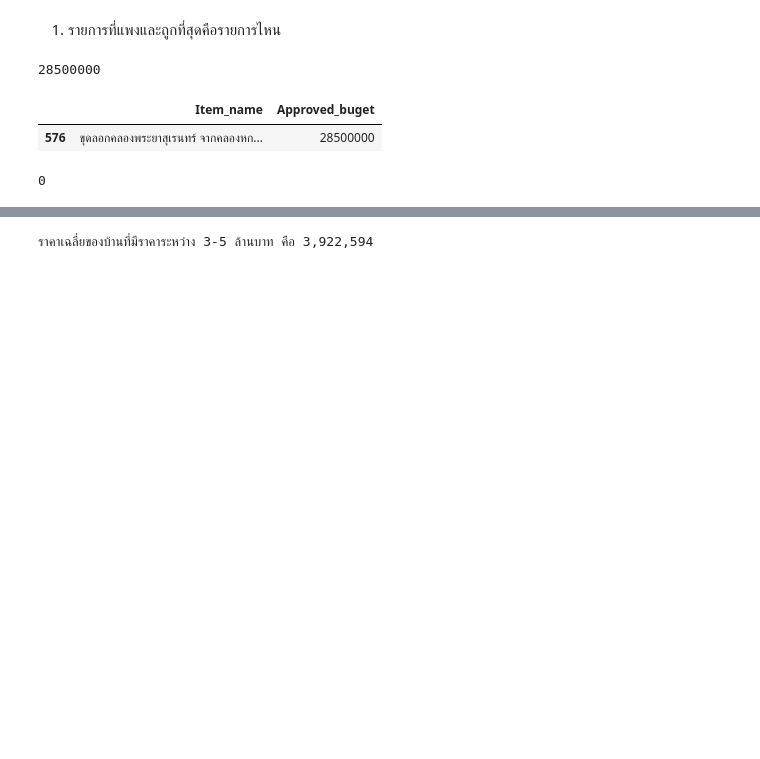
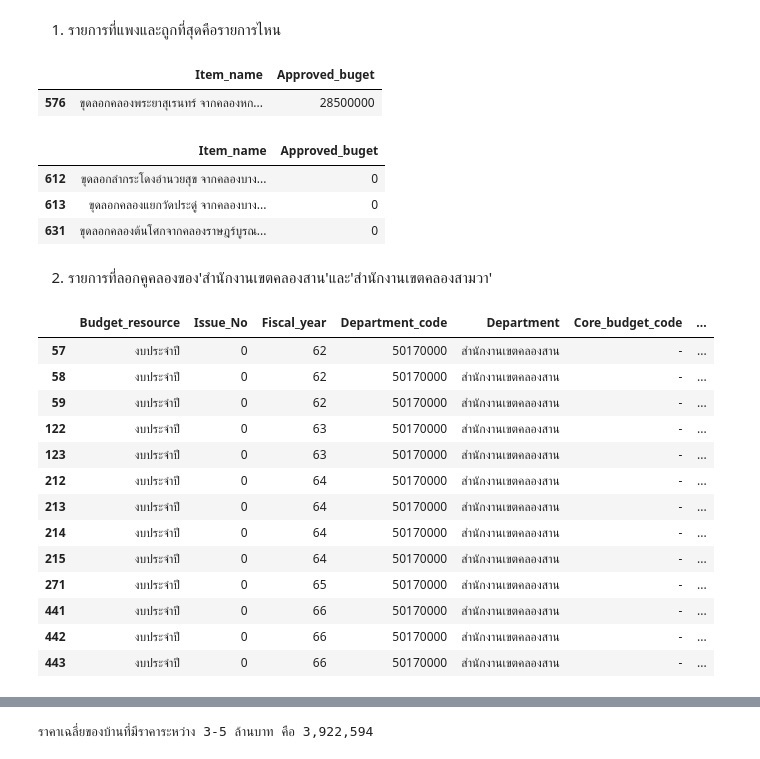
Before and after one commit to ChonChanokAng/python_dataviz2023, a Jupyter notebook: Pandas101.ipynb, the cells around one changed output, grey strips where cells are left out. Cells and saved outputs as stored; diff of their text form; code cells hidden in the pictures; blank space fills up the shorter version.

```diff
--- a/Pandas101.ipynb
+++ b/Pandas101.ipynb
@@ -512,14 +512,34 @@ dtype: bool
 1. รายการที่แพงและถูกที่สุดคือรายการไหน
 # %%
 data1['Approved_buget'].max()
+data1[data1['Approved_buget']==28500000][['Item_name','Approved_buget']]
 # %% [output]
-28500000
+|  | Item_name | Approved_buget |
+| 576 | ขุดลอกคลองพระยาสุเรนทร์ จากคลองหก... | 28500000 |
 # %%
-data1[data1['Approved_buget']==28500000][['Item_name','Approved_buget']]
+data1['Approved_buget'].min()
+data1[data1['Approved_buget']==0][['Item_name','Approved_buget']]
 # %% [output]
 |  | Item_name | Approved_buget |
-| 576 | ขุดลอกคลองพระยาสุเรนทร์ จากคลองหก... | 28500000 |
+| 612 | ขุดลอกลำกระโดงอำนวยสุข จากคลองบาง... | 0 |
+| 613 | ขุดลอกคลองแยกวัดประดู่ จากคลองบาง... | 0 |
+| 631 | ขุดลอกคลองต้นโศกจากคลองราษฎร์บูรณ... | 0 |
-# %%
-data1['Approved_buget'].min()
-# %% [output]
-0
+# %% [markdown]
+2. รายการที่ลอกคูคลองของ'สำนักงานเขตคลองสาน'และ'สำนักงานเขตคลองสามวา'
+# %%
+data1[data1['Department']=='สำนักงานเขตคลองสาน']
+# %% [output]
+|  | Budget_resource | Issue_No | Fiscal_year | Department_code | Department | Core_budget_code | ... |
+| 57 | งบประจำปี | 0 | 62 | 50170000 | สำนักงานเขตคลองสาน | - | ... |
+| 58 | งบประจำปี | 0 | 62 | 50170000 | สำนักงานเขตคลองสาน | - | ... |
+| 59 | งบประจำปี | 0 | 62 | 50170000 | สำนักงานเขตคลองสาน | - | ... |
+| 122 | งบประจำปี | 0 | 63 | 50170000 | สำนักงานเขตคลองสาน | - | ... |
+| 123 | งบประจำปี | 0 | 63 | 50170000 | สำนักงานเขตคลองสาน | - | ... |
+| 212 | งบประจำปี | 0 | 64 | 50170000 | สำนักงานเขตคลองสาน | - | ... |
+| 213 | งบประจำปี | 0 | 64 | 50170000 | สำนักงานเขตคลองสาน | - | ... |
+| 214 | งบประจำปี | 0 | 64 | 50170000 | สำนักงานเขตคลองสาน | - | ... |
+| 215 | งบประจำปี | 0 | 64 | 50170000 | สำนักงานเขตคลองสาน | - | ... |
+| 271 | งบประจำปี | 0 | 65 | 50170000 | สำนักงานเขตคลองสาน | - | ... |
+| 441 | งบประจำปี | 0 | 66 | 50170000 | สำนักงานเขตคลองสาน | - | ... |
+| 442 | งบประจำปี | 0 | 66 | 50170000 | สำนักงานเขตคลองสาน | - | ... |
+| 443 | งบประจำปี | 0 | 66 | 50170000 | สำนักงานเขตคลองสาน | - | ... |
```
Also changed, not shown: parts of 12 cells of this notebook.
